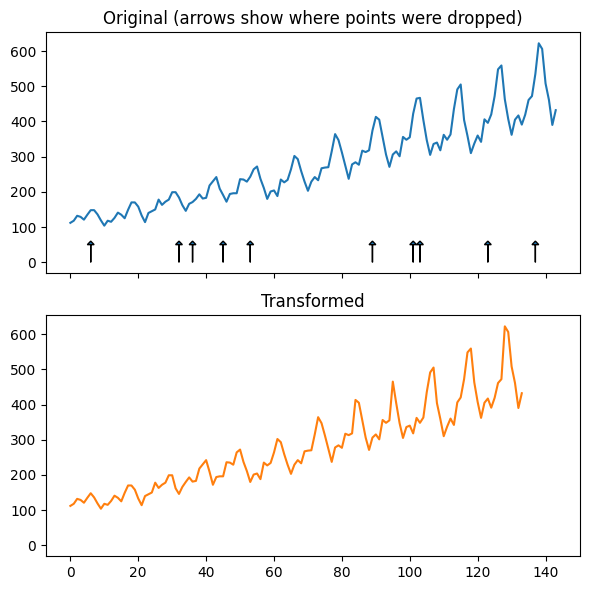
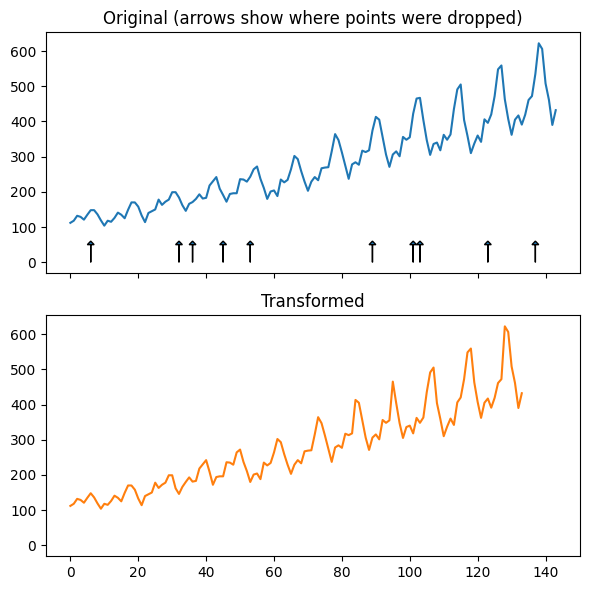
Unified diff of the notebook cell whose output changed from the first chart to the second:
--- before
+++ after
@@ -1,5 +1,5 @@
 fig, axes = plt.subplots(2, sharex=True, sharey=True, figsize=(6,6))
 axes[0].plot(X.values, color='C0')
-axes[1].plot(Xt.values, color='C1')
+axes[1].plot(Xt, color='C1')
 axes[0].set_title('Original (arrows show where points were dropped)')
 axes[1].set_title('Transformed')

Commit: updating notebooks, adding version number